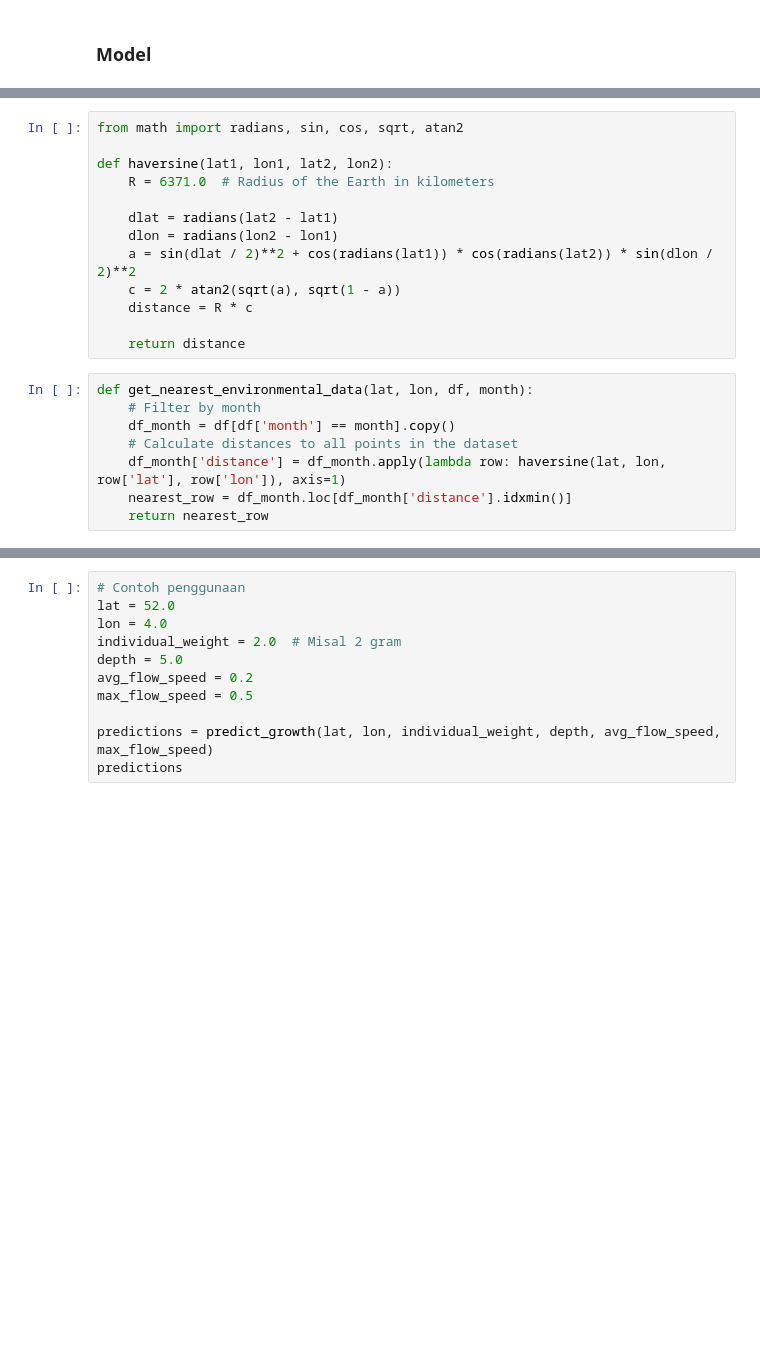
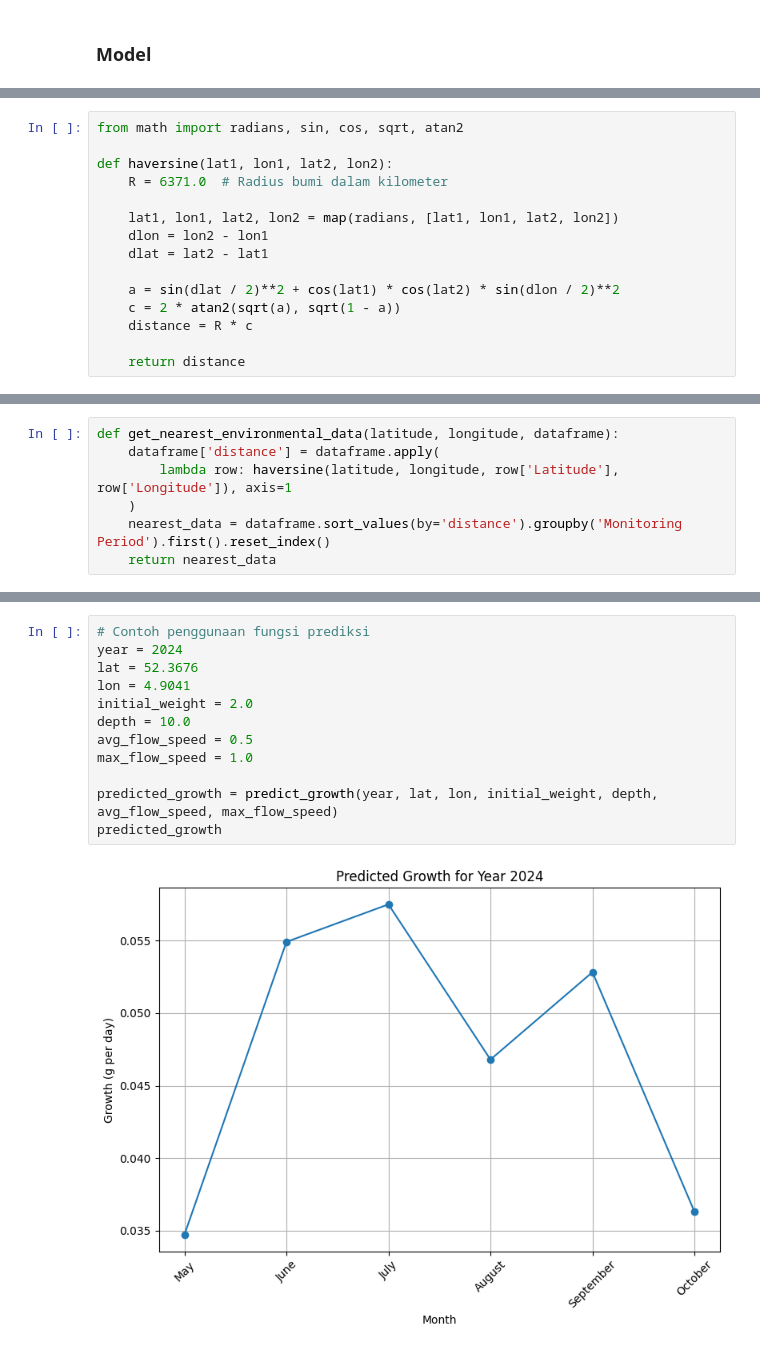
Before and after one commit to alessandroryo/mussel-group-visualization, a Jupyter notebook: Data Visualization - Mussel Baskets (Growing + Innopro).ipynb, the cells around one changed output, grey strips where cells are left out. Drawn from its saved outputs; the diff is of its cells as text; blank space fills up the shorter version.

```diff
--- a/Data Visualization - Mussel Baskets (Growing + Innopro).ipynb
+++ b/Data Visualization - Mussel Baskets (Growing + Innopro).ipynb
@@ -1186,20 +953,14 @@ df_combined.head()
 from math import radians, sin, cos, sqrt, atan2
 
 def haversine(lat1, lon1, lat2, lon2):
-    R = 6371.0  # Radius of the Earth in kilometers
+    R = 6371.0  # Radius bumi dalam kilometer
 
-    dlat = radians(lat2 - lat1)
-    dlon = radians(lon2 - lon1)
-    a = sin(dlat / 2)**2 + cos(radians(lat1)) * cos(radians(lat2)) * sin(dlon / 2)**2
+    lat1, lon1, lat2, lon2 = map(radians, [lat1, lon1, lat2, lon2])
+    dlon = lon2 - lon1
+    dlat = lat2 - lat1
+
+    a = sin(dlat / 2)**2 + cos(lat1) * cos(lat2) * sin(dlon / 2)**2
     c = 2 * atan2(sqrt(a), sqrt(1 - a))
     distance = R * c
 
     return distance
-# %%
-def get_nearest_environmental_data(lat, lon, df, month):
-    # Filter by month
-    df_month = df[df['month'] == month].copy()
-    # Calculate distances to all points in the dataset
-    df_month['distance'] = df_month.apply(lambda row: haversine(lat, lon, row['lat'], row['lon']), axis=1)
-    nearest_row = df_month.loc[df_month['distance'].idxmin()]
-    return nearest_row
@@ -1274,0 +967,7 @@ def predict_growth(lat, lon, individual_weight, depth, avg_flow_speed, max_flow_
+# %%
+def get_nearest_environmental_data(latitude, longitude, dataframe):
+    dataframe['distance'] = dataframe.apply(
+        lambda row: haversine(latitude, longitude, row['Latitude'], row['Longitude']), axis=1
+    )
+    nearest_data = dataframe.sort_values(by='distance').groupby('Monitoring Period').first().reset_index()
+    return nearest_data
@@ -1275,11 +1057,14 @@ def predict_growth(lat, lon, individual_weight, depth, avg_flow_speed, max_flow_
 # %%
-# Contoh penggunaan
-lat = 52.0
-lon = 4.0
-individual_weight = 2.0  # Misal 2 gram
-depth = 5.0
-avg_flow_speed = 0.2
-max_flow_speed = 0.5
+# Contoh penggunaan fungsi prediksi
+year = 2024
+lat = 52.3676
+lon = 4.9041
+initial_weight = 2.0
+depth = 10.0
+avg_flow_speed = 0.5
+max_flow_speed = 1.0
 
-predictions = predict_growth(lat, lon, individual_weight, depth, avg_flow_speed, max_flow_speed)
-predictions
+predicted_growth = predict_growth(year, lat, lon, initial_weight, depth, avg_flow_speed, max_flow_speed)
+predicted_growth
+# %% [output]
+[figure, added]
```
Also changed, not shown: parts of 35 cells of this notebook, 5 other files.
